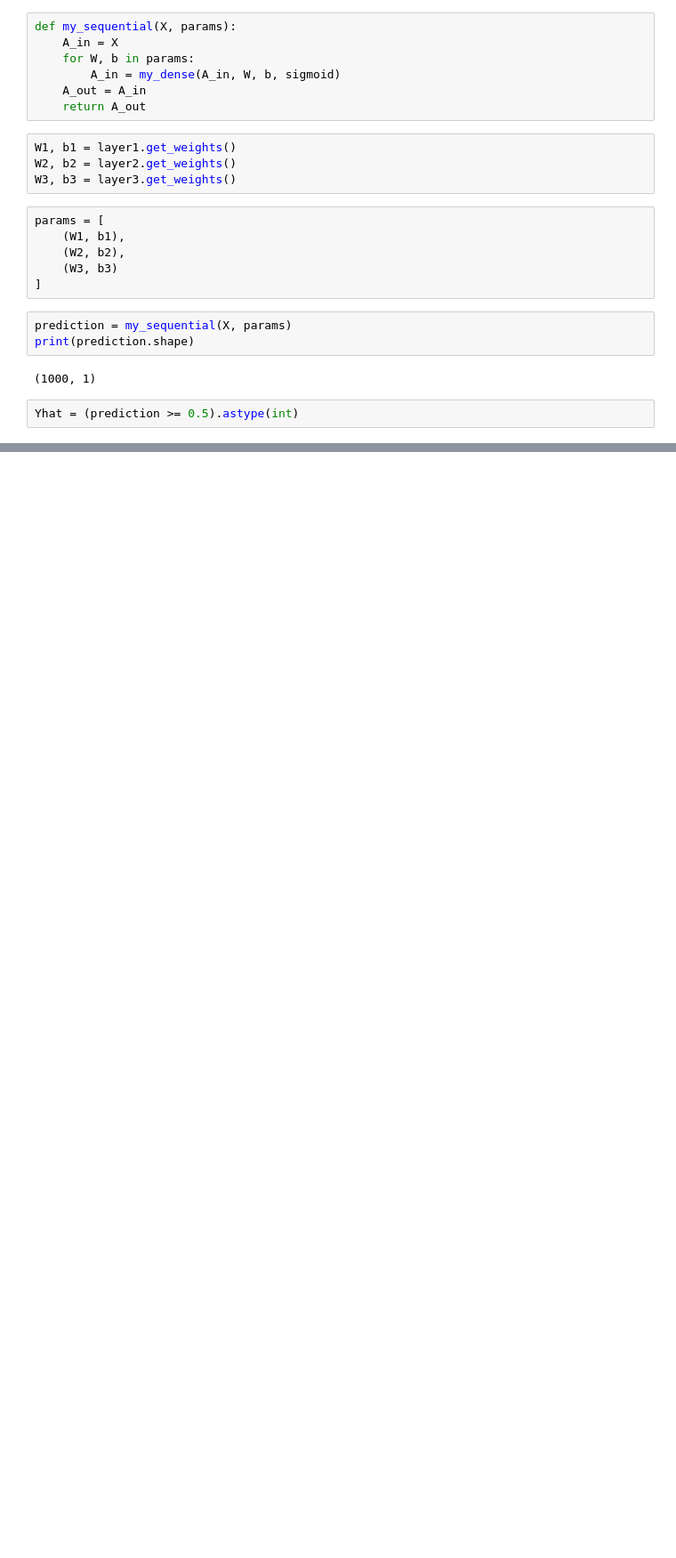
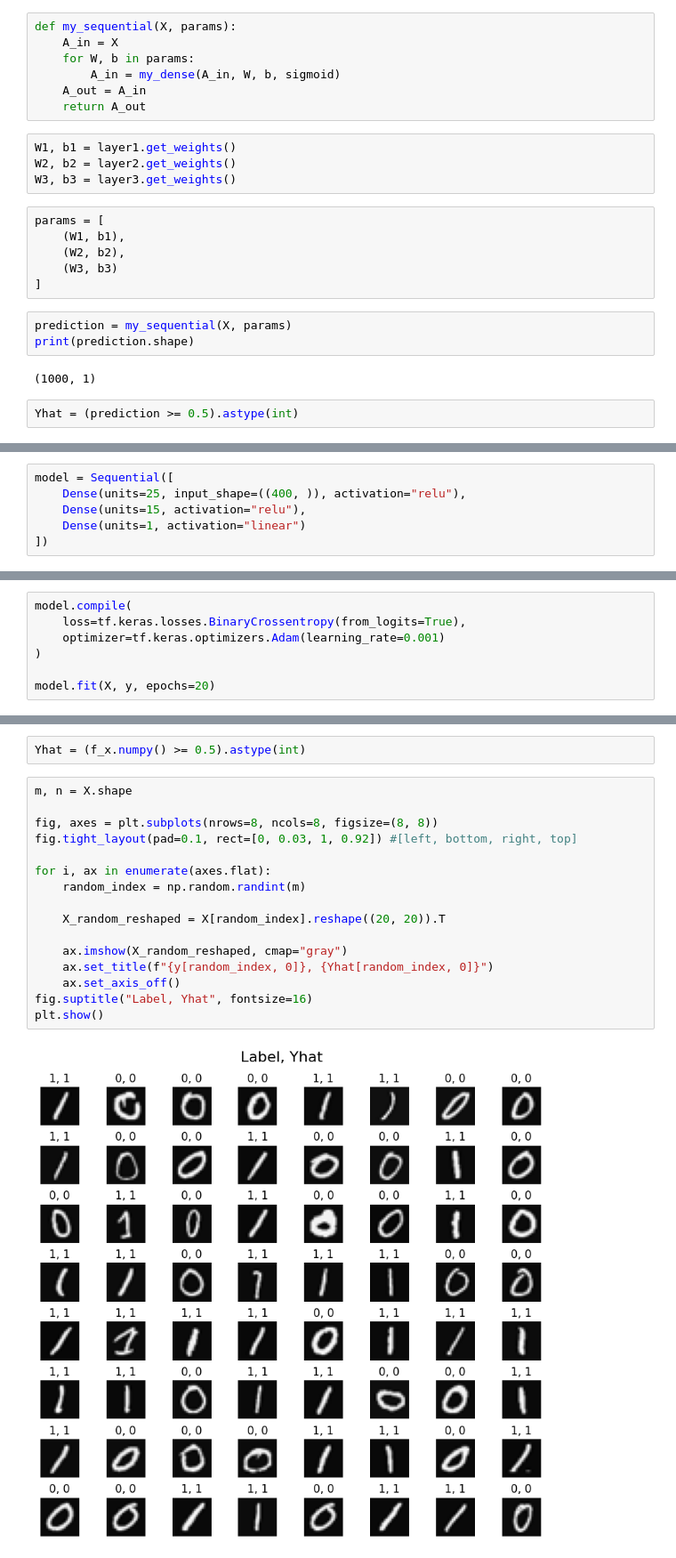
Before and after one commit to TruongQuangPhat/AI-Journey, a Jupyter notebook: Machine_Learning/Neural_Networks/NN__Handwritten_Digit_Recognition.ipynb, the cells around one changed output, grey strips where cells are left out. Shown at 89% size. Drawn from its saved outputs; the diff is of its cells as text; blank space fills up the shorter version.

```diff
--- a/Machine_Learning/Neural_Networks/NN__Handwritten_Digit_Recognition.ipynb
+++ b/Machine_Learning/Neural_Networks/NN__Handwritten_Digit_Recognition.ipynb
@@ -290,0 +291,6 @@ plt.show()
+# %%
+model = Sequential([
+    Dense(units=25, input_shape=((400, )), activation="relu"),
+    Dense(units=15, activation="relu"),
+    Dense(units=1, activation="linear")
+])
@@ -290,0 +313,7 @@ plt.show()
+# %%
+model.compile(
+    loss=tf.keras.losses.BinaryCrossentropy(from_logits=True),
+    optimizer=tf.keras.optimizers.Adam(learning_rate=0.001)
+)
+
+model.fit(X, y, epochs=20)
@@ -290,0 +342,20 @@ plt.show()
+# %%
+Yhat = (f_x.numpy() >= 0.5).astype(int)
+# %%
+m, n = X.shape
+
+fig, axes = plt.subplots(nrows=8, ncols=8, figsize=(8, 8))
+fig.tight_layout(pad=0.1, rect=[0, 0.03, 1, 0.92]) #[left, bottom, right, top]
+
+for i, ax in enumerate(axes.flat):
+    random_index = np.random.randint(m)
+
+    X_random_reshaped = X[random_index].reshape((20, 20)).T
+
+    ax.imshow(X_random_reshaped, cmap="gray")
+    ax.set_title(f"{y[random_index, 0]}, {Yhat[random_index, 0]}")
+    ax.set_axis_off()
+fig.suptitle("Label, Yhat", fontsize=16)
+plt.show()
+# %% [output]
+[figure, added]
```
Also changed, not shown: parts of 9 cells of this notebook.
